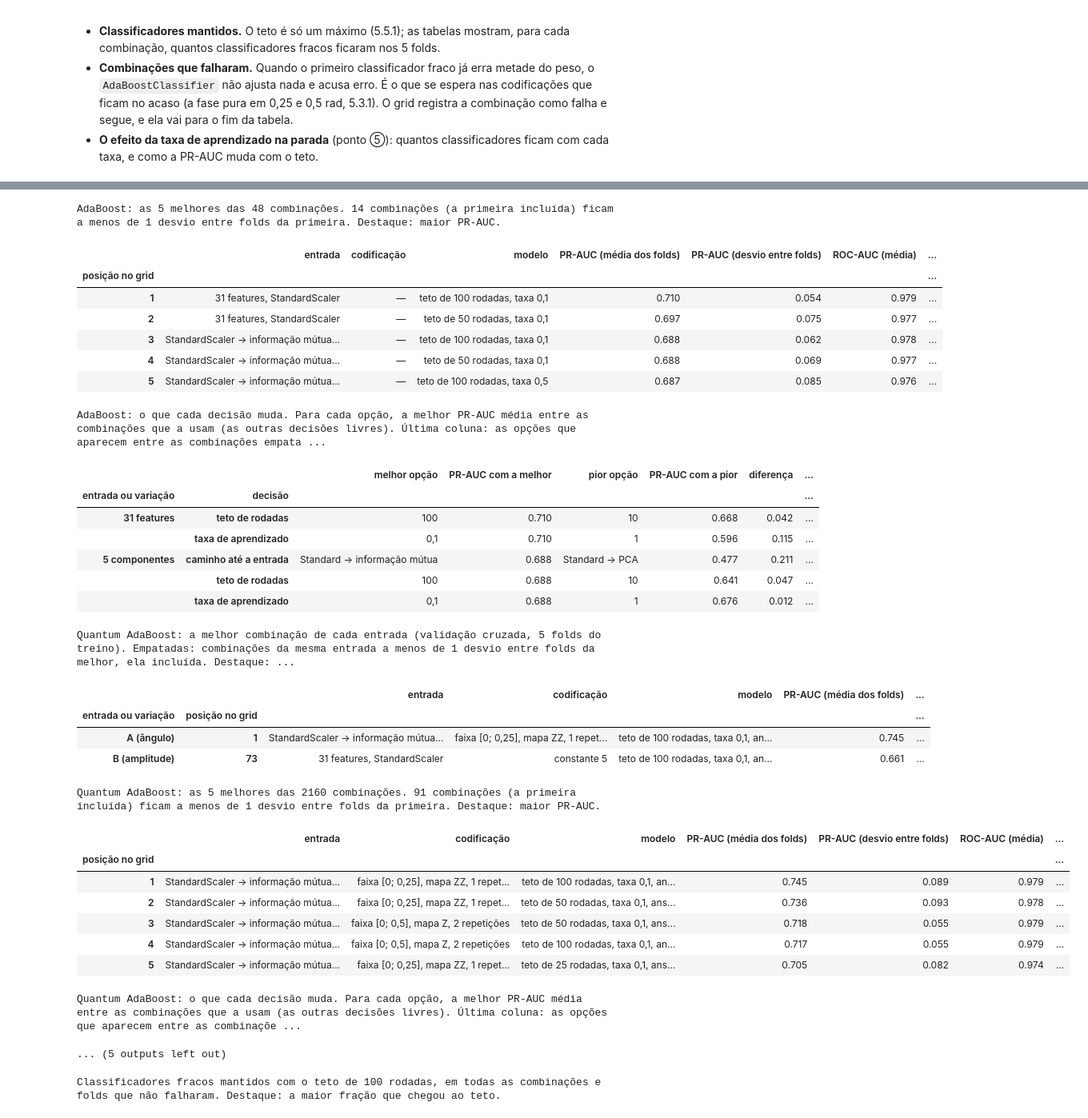
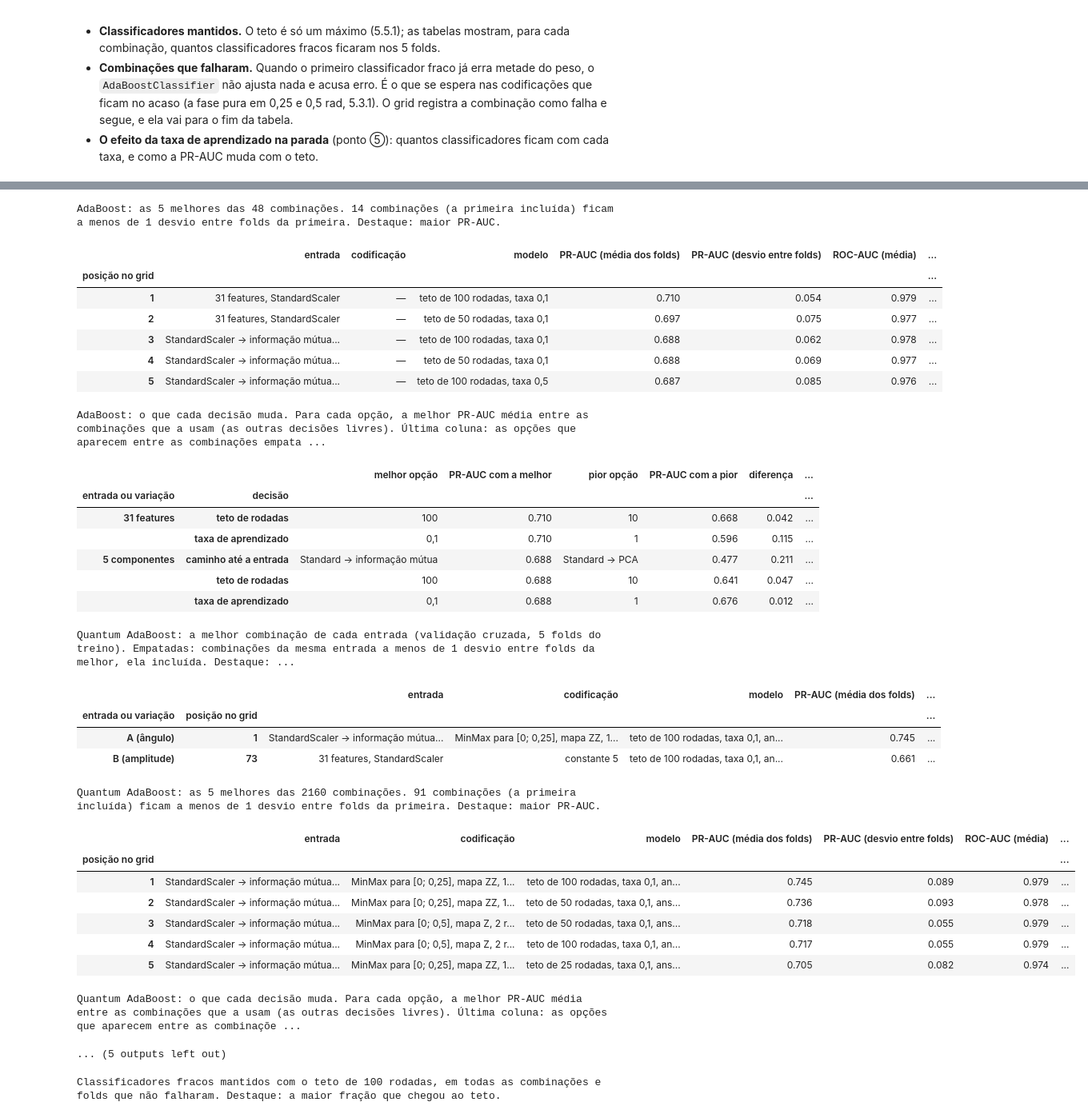
Before and after one commit to Eric-2139/TCC_QML_vs_ML, a Jupyter notebook: notebooks/tcc_ml_vs_qml.ipynb, the cells around one changed output, grey strips where cells are left out. Shown at 80% size. Cells and saved outputs as stored; diff of their text form; code cells hidden in the pictures.

```diff
--- a/notebooks/tcc_ml_vs_qml.ipynb
+++ b/notebooks/tcc_ml_vs_qml.ipynb
@@ -4777,9 +5026,10 @@ def describe_configuration(row: pd.Series) -> dict[str, str]:
     if kind in ("all_features", "amplitude"):
         input_text = f"31 features, {scaler}"
     else:
-        input_text = f"{scaler} → {REDUCER_NAMES[row['reducer']]} (5 componentes)"
+        n_components = int(row["n_components"]) if is_set(row.get("n_components")) else config.N_QUBITS
+        input_text = f"{scaler} → {REDUCER_NAMES[row['reducer']]} ({n_components} componentes)"
     if kind == "angle":
-        parts = [f"faixa [0; {decimal_comma(row['range_width'])}]", f"mapa {VALUE_LABELS[row['feature_map']]}"]
+        parts = [f"MinMax para [0; {decimal_comma(row['range_width'])}]", f"mapa {VALUE_LABELS[row['feature_map']]}"]
         if is_set(row["feature_map_reps"]):
             parts.append(repetitions(int(row["feature_map_reps"])))
         if is_set(row["entanglement"]):
@@ -4824,7 +5074,7 @@ def tied_with_best(summary: pd.DataFrame, mask: pd.Series | None = None) -> int:
 
 # Decisões lidas na tabela "o que cada decisão muda": campo do resultado → nome da decisão
 DECISION_LABELS: dict[str, str] = {
-    "path": "caminho até a entrada", "range_width": "largura da faixa", "map": "mapa",
+    "path": "caminho até a entrada", "range_width": "intervalo do MinMax", "map": "mapa",
     "padding_value": "constante da amplitude", "C": "C", "gamma": "γ", "n_estimators": "teto de rodadas",
     "learning_rate": "taxa de aprendizado", "ansatz_reps": "repetições do ansatz",
 }
@@ -4849,6 +5099,8 @@ def map_text(row: pd.Series) -> str:
 
 
 def option_label(field: str, value: object) -> str:
+    if field == "range_width":
+        return f"[0; {decimal_comma(float(value))}]"
     return value if field in ("path", "map") else label_value(value)
 
 
@@ -5177,14 +5429,14 @@ else:
     # iguais e a mesma semente): cada codificação que falha, falha nas 3 taxas × 4 tetos de uma profundidade do ansatz
     failure_table = (
         failed.assign(
-            mapa=[map_text(row) for _, row in failed.iterrows()], largura=failed["range_width"].map(decimal_comma),
+            mapa=[map_text(row) for _, row in failed.iterrows()], intervalo=failed["range_width"].map(lambda width: f"[0; {decimal_comma(width)}]"),
             caminho=[input_path(row) for _, row in failed.iterrows()], ansatz=failed["ansatz_reps"].map(lambda reps: repetitions(int(reps))),
         )
-        .groupby(["mapa", "largura", "caminho", "ansatz"]).size().rename("combinações com falha").to_frame()
+        .groupby(["mapa", "intervalo", "caminho", "ansatz"]).size().rename("combinações com falha").to_frame()
     )
     display(failure_table.style.set_caption(
         f"Quantum AdaBoost: as {len(failed)} combinações (de {len(quantum_adaboost_summary)}) em que o primeiro "
-        "classificador fraco errou metade do peso ou mais em algum fold, por mapa (rep. = repetições do mapa), largura, "
+        "classificador fraco errou metade do peso ou mais em algum fold, por mapa (rep. = repetições do mapa), intervalo do MinMax, "
         "caminho até os componentes e repetições do ansatz"
     ))
 
@@ -5207,37 +5459,37 @@ Quantum AdaBoost: 2160 combinações × 5 folds, 108 com falha; lido do cache em
 AdaBoost: a melhor combinação de cada entrada (validação cruzada, 5 folds do treino). Empatadas: combinações da mesma entrada a menos de 1 desvio entre folds da melhor, ela incluída. Destaque: maior P ...
 |  |  | entrada | codificação | modelo | PR-AUC (média dos folds) | ... |
 | entrada ou variação | posição no grid |  |  |  |  | ... |
 | 31 features | 1 | 31 features, StandardScaler | — | teto de 100 rodadas, taxa 0,1 | 0.710 | ... |
 | 5 componentes | 3 | StandardScaler → informação mútua... | — | teto de 100 rodadas, taxa 0,1 | 0.688 | ... |
 AdaBoost: as 5 melhores das 48 combinações. 14 combinações (a primeira incluída) ficam a menos de 1 desvio entre folds da primeira. Destaque: maior PR-AUC.
 |  | entrada | codificação | modelo | PR-AUC (média dos folds) | PR-AUC (desvio entre folds) | ROC-AUC (média) | ... |
 | posição no grid |  |  |  |  |  |  | ... |
 | 1 | 31 features, StandardScaler | — | teto de 100 rodadas, taxa 0,1 | 0.710 | 0.054 | 0.979 | ... |
 | 2 | 31 features, StandardScaler | — | teto de 50 rodadas, taxa 0,1 | 0.697 | 0.075 | 0.977 | ... |
 | 3 | StandardScaler → informação mútua... | — | teto de 100 rodadas, taxa 0,1 | 0.688 | 0.062 | 0.978 | ... |
 | 4 | StandardScaler → informação mútua... | — | teto de 50 rodadas, taxa 0,1 | 0.688 | 0.069 | 0.977 | ... |
 | 5 | StandardScaler → informação mútua... | — | teto de 100 rodadas, taxa 0,5 | 0.687 | 0.085 | 0.976 | ... |
 AdaBoost: o que cada decisão muda. Para cada opção, a melhor PR-AUC média entre as combinações que a usam (as outras decisões livres). Última coluna: as opções que aparecem entre as combinações empata ...
 |  |  | melhor opção | PR-AUC com a melhor | pior opção | PR-AUC com a pior | diferença | ... |
 | entrada ou variação | decisão |  |  |  |  |  | ... |
 | 31 features | teto de rodadas | 100 | 0.710 | 10 | 0.668 | 0.042 | ... |
 |  | taxa de aprendizado | 0,1 | 0.710 | 1 | 0.596 | 0.115 | ... |
 | 5 componentes | caminho até a entrada | Standard → informação mútua | 0.688 | Standard → PCA | 0.477 | 0.211 | ... |
 |  | teto de rodadas | 100 | 0.688 | 10 | 0.641 | 0.047 | ... |
 |  | taxa de aprendizado | 0,1 | 0.688 | 1 | 0.676 | 0.012 | ... |
 Quantum AdaBoost: a melhor combinação de cada entrada (validação cruzada, 5 folds do treino). Empatadas: combinações da mesma entrada a menos de 1 desvio entre folds da melhor, ela incluída. Destaque: ...
 |  |  | entrada | codificação | modelo | PR-AUC (média dos folds) | ... |
 | entrada ou variação | posição no grid |  |  |  |  | ... |
-| A (ângulo) | 1 | StandardScaler → informação mútua... | faixa [0; 0,25], mapa ZZ, 1 repet... | teto de 100 rodadas, taxa 0,1, an... | 0.745 | ... |
+| A (ângulo) | 1 | StandardScaler → informação mútua... | MinMax para [0; 0,25], mapa ZZ, 1... | teto de 100 rodadas, taxa 0,1, an... | 0.745 | ... |
 | B (amplitude) | 73 | 31 features, StandardScaler | constante 5 | teto de 100 rodadas, taxa 0,1, an... | 0.661 | ... |
 Quantum AdaBoost: as 5 melhores das 2160 combinações. 91 combinações (a primeira incluída) ficam a menos de 1 desvio entre folds da primeira. Destaque: maior PR-AUC.
 |  | entrada | codificação | modelo | PR-AUC (média dos folds) | PR-AUC (desvio entre folds) | ROC-AUC (média) | ... |
 | posição no grid |  |  |  |  |  |  | ... |
-| 1 | StandardScaler → informação mútua... | faixa [0; 0,25], mapa ZZ, 1 repet... | teto de 100 rodadas, taxa 0,1, an... | 0.745 | 0.089 | 0.979 | ... |
-| 2 | StandardScaler → informação mútua... | faixa [0; 0,25], mapa ZZ, 1 repet... | teto de 50 rodadas, taxa 0,1, ans... | 0.736 | 0.093 | 0.978 | ... |
-| 3 | StandardScaler → informação mútua... | faixa [0; 0,5], mapa Z, 2 repetições | teto de 50 rodadas, taxa 0,1, ans... | 0.718 | 0.055 | 0.979 | ... |
-| 4 | StandardScaler → informação mútua... | faixa [0; 0,5], mapa Z, 2 repetições | teto de 100 rodadas, taxa 0,1, an... | 0.717 | 0.055 | 0.979 | ... |
-| 5 | StandardScaler → informação mútua... | faixa [0; 0,25], mapa ZZ, 1 repet... | teto de 25 rodadas, taxa 0,1, ans... | 0.705 | 0.082 | 0.974 | ... |
+| 1 | StandardScaler → informação mútua... | MinMax para [0; 0,25], mapa ZZ, 1... | teto de 100 rodadas, taxa 0,1, an... | 0.745 | 0.089 | 0.979 | ... |
+| 2 | StandardScaler → informação mútua... | MinMax para [0; 0,25], mapa ZZ, 1... | teto de 50 rodadas, taxa 0,1, ans... | 0.736 | 0.093 | 0.978 | ... |
+| 3 | StandardScaler → informação mútua... | MinMax para [0; 0,5], mapa Z, 2 r... | teto de 50 rodadas, taxa 0,1, ans... | 0.718 | 0.055 | 0.979 | ... |
+| 4 | StandardScaler → informação mútua... | MinMax para [0; 0,5], mapa Z, 2 r... | teto de 100 rodadas, taxa 0,1, an... | 0.717 | 0.055 | 0.979 | ... |
+| 5 | StandardScaler → informação mútua... | MinMax para [0; 0,25], mapa ZZ, 1... | teto de 25 rodadas, taxa 0,1, ans... | 0.705 | 0.082 | 0.974 | ... |
 Quantum AdaBoost: o que cada decisão muda. Para cada opção, a melhor PR-AUC média entre as combinações que a usam (as outras decisões livres). Última coluna: as opções que aparecem entre as combinaçõe ...
 ... (5 outputs left out)
 # %%
```
Also changed, not shown: parts of 67 cells of this notebook, 33 other files.
